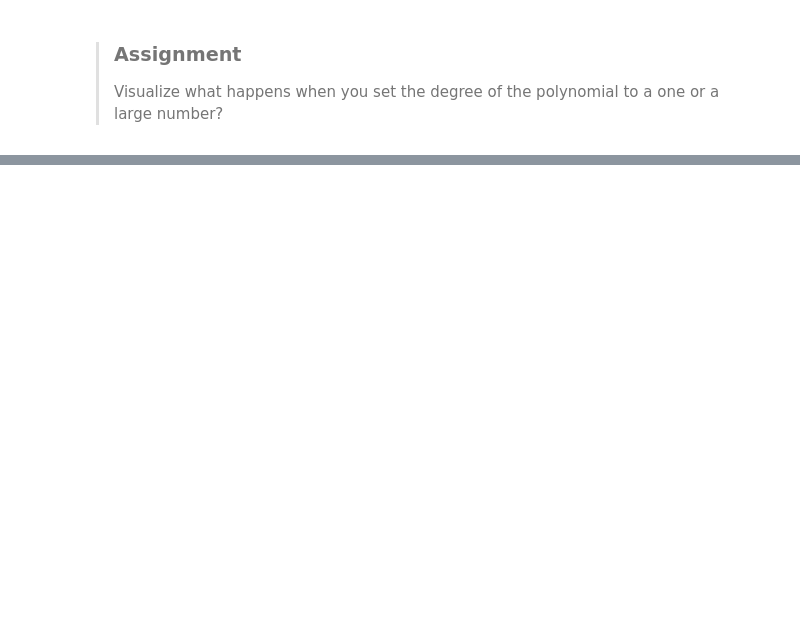
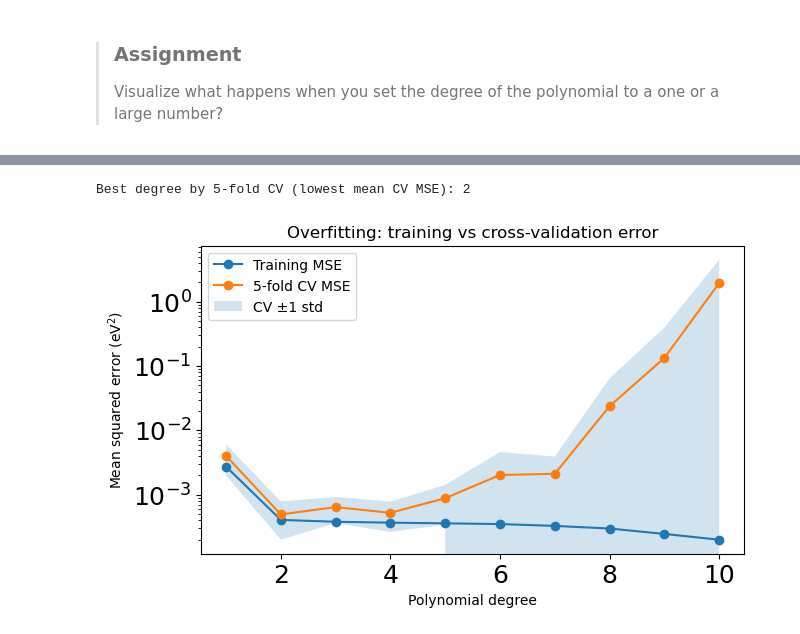
Before and after one commit to rhennig/EMA4935, a Jupyter notebook: Notebooks/07_Overfitting_and_crossvalidation.ipynb, the cells around one changed output, grey strips where cells are left out. Drawn from its saved outputs; the diff is of its cells as text; code cells hidden in the pictures; blank space fills up the shorter version.

```diff
--- a/Notebooks/07_Overfitting_and_crossvalidation.ipynb
+++ b/Notebooks/07_Overfitting_and_crossvalidation.ipynb
@@ -342,0 +426,48 @@ plt.show()
+# %%
+degrees = range(1, 11)
+
+kfold = KFold(n_splits=5, shuffle=True, random_state=0)
+
+train_mse = []
+cv_mse = []
+cv_std = []
+
+for d in degrees:
+    model = Pipeline([
+        ("poly", PolynomialFeatures(degree=d, include_bias=False)),
+        ("linreg", LinearRegression()),
+    ])
+    scores = cross_validate(
+        model,
+        X_comp,
+        Eg_measured,
+        cv=kfold,
+        scoring="neg_mean_squared_error",
+        return_train_score=True
+    )
+    train_mse.append(-scores["train_score"].mean())
+    cv_mse.append(-scores["test_score"].mean())
+    cv_std.append(scores["test_score"].std())
+
+best_degree = degrees[int(np.argmin(cv_mse))]
+print(f"Best degree by 5-fold CV (lowest mean CV MSE): {best_degree}")
+
+plt.figure(figsize=(7,4))
+plt.plot(list(degrees), train_mse, marker="o", label="Training MSE")
+plt.plot(list(degrees), cv_mse, marker="o", label="5-fold CV MSE")
+plt.fill_between(
+    list(degrees),
+    np.array(cv_mse) - np.array(cv_std),
+    np.array(cv_mse) + np.array(cv_std),
+    alpha=0.2,
+    label="CV ±1 std",
+)
+plt.yscale("log")  # makes the overfitting blow-up easier to see
+plt.xlabel("Polynomial degree")
+plt.ylabel("Mean squared error (eV$^2$)")
+plt.title("Overfitting: training vs cross-validation error")
+plt.legend()
+plt.show()
+# %% [output]
+Best degree by 5-fold CV (lowest mean CV MSE): 2
+[figure, added]
```
Also changed, not shown: parts of 19 cells of this notebook.
